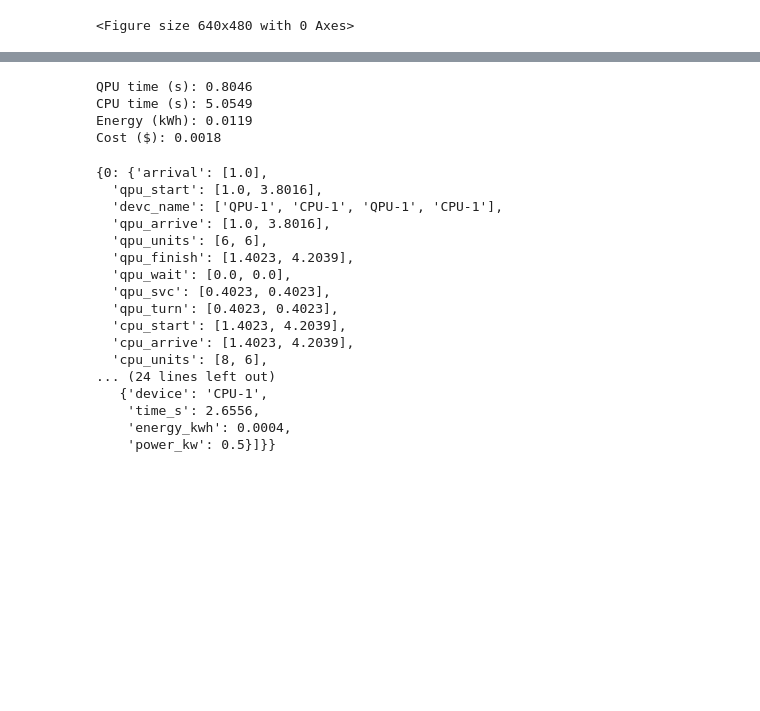
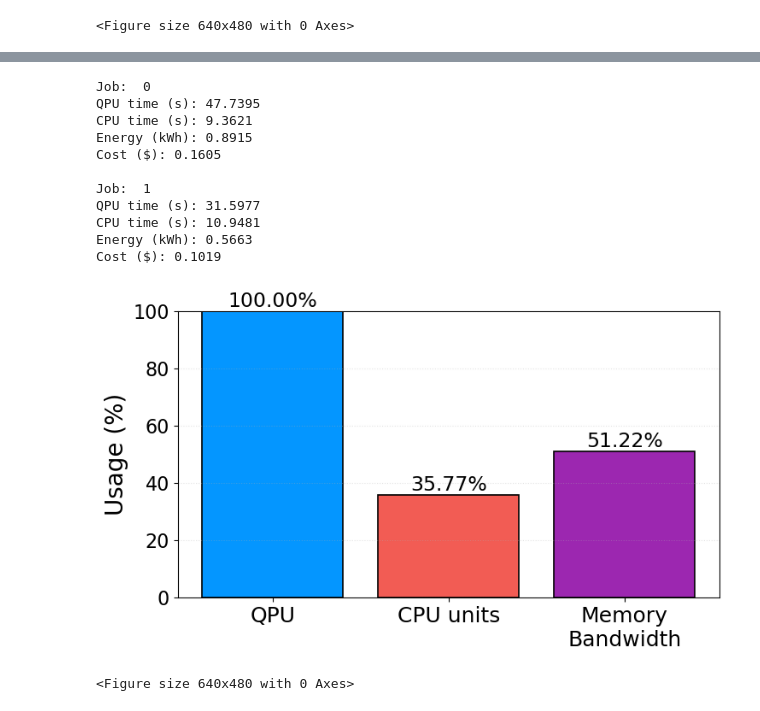
Before and after one commit to wolfatthegate/HybridCloudSim, a Jupyter notebook: main.ipynb, the cells around one changed output, grey strips where cells are left out. Drawn from its saved outputs; the diff is of its cells as text; code cells hidden in the pictures; blank space fills up the shorter version.

Commit message:
energy cost experiment

```diff
--- a/main.ipynb
+++ b/main.ipynb
@@ -64,12 +64,26 @@ plt.savefig("results/usage_timeline.png", dpi=300, bbox_inches="tight")
 
 from HybridCloud import *
 
-PRINTLOG = True
+PRINTLOG = False
 # Devices
 ibm_kawasaki = IBM_Kawasaki(env=None, name="QPU-1", printlog = PRINTLOG)
 ibm_kyiv = IBM_Kyiv(env=None, name="QPU-2", printlog = PRINTLOG)
 cpu1 = CPU("CPU-1", env=None)
 cpu2 = CPU("CPU-2", env=None)
+
+cost_config = {
+  "energy": {
+    "electricity_price_per_kwh": 0.18,
+    "default_qpu_power_kw": 50.0,
+    "qpu_power_kw": {"QPU-1": 70.0, "QPU-2": 60.0},
+
+    "cpu_power_model": "affine",
+    "default_cpu_idle_kw": 0.22,
+    "default_cpu_peak_kw": 0.75,
+    "default_cpu_capacity_units": 16,
+  }
+}
+
 
 # Hybrid environment
 sim_env = HybridCloudSimEnv(
@@ -77,10 +91,15 @@ sim_env = HybridCloudSimEnv(
     cpu_devices = [cpu1, cpu2],
     broker_class = HybridBroker,
     job_feed_method = 'dispatcher',
-    file_path = 'synth_job_batches/1-job.csv',
+    file_path = 'synth_job_batches/2000-job.csv',
     job_generation_model = None,
-    printlog = PRINTLOG
+    printlog = PRINTLOG,
+    cost_config=cost_config
 )
 
+
+print(f"cpu_power_model: {sim_env.cost_config['energy']['cpu_power_model']}")
+print(f"default_cpu_idle_kw: {sim_env.cost_config['energy']['default_cpu_idle_kw']}")
+
 sim_env.run()
 # %% [output]
@@ -106,32 +111,28 @@ Number of jobs processed: 1
 # %%
 rec = sim_env.job_records_manager.get_job_records()
-
-print("QPU time (s):", rec[0]["qpu_time_s"])
-print("CPU time (s):", rec[0]["cpu_time_s"])
-print("Energy (kWh):", rec[0]["energy_total_kwh"])
-print("Cost ($):", rec[0]["cost_energy_total"])
+for i in range(0, 2):
+    print("Job: ", i)
+    print("QPU time (s):", rec[i]["qpu_time_s"])
+    print("CPU time (s):", rec[i]["cpu_time_s"])
+    print("Energy (kWh):", rec[i]["energy_total_kwh"])
+    print("Cost ($):", rec[i]["cost_energy_total"])
+    print("")
 # %% [output]
-QPU time (s): 0.8046
-CPU time (s): 5.0549
-Energy (kWh): 0.0119
-Cost ($): 0.0018
+Job:  0
+QPU time (s): 47.7395
+CPU time (s): 9.3621
+Energy (kWh): 0.8915
+Cost ($): 0.1605
+
+Job:  1
+QPU time (s): 31.5977
+CPU time (s): 10.9481
+Energy (kWh): 0.5663
+Cost ($): 0.1019
 # %%
-rec
+results = calculate_device_usage_units(rec, sim_env)
+plot_hybrid_utilization(results)
+plt.savefig("results/new-usage.png", dpi=300, bbox_inches="tight")
 # %% [output]
+[figure, added]
-{0: {'arrival': [1.0],
-  'qpu_start': [1.0, 3.8016],
-  'devc_name': ['QPU-1', 'CPU-1', 'QPU-1', 'CPU-1'],
-  'qpu_arrive': [1.0, 3.8016],
-  'qpu_units': [6, 6],
-  'qpu_finish': [1.4023, 4.2039],
-  'qpu_wait': [0.0, 0.0],
-  'qpu_svc': [0.4023, 0.4023],
-  'qpu_turn': [0.4023, 0.4023],
-  'cpu_start': [1.4023, 4.2039],
-  'cpu_arrive': [1.4023, 4.2039],
-  'cpu_units': [8, 6],
-... (24 lines left out)
-   {'device': 'CPU-1',
-    'time_s': 2.6556,
-    'energy_kwh': 0.0004,
-    'power_kw': 0.5}]}}
+<Figure size 640x480 with 0 Axes>
```
Also changed, not shown: parts of 2 cells of this notebook, 8 other files.
